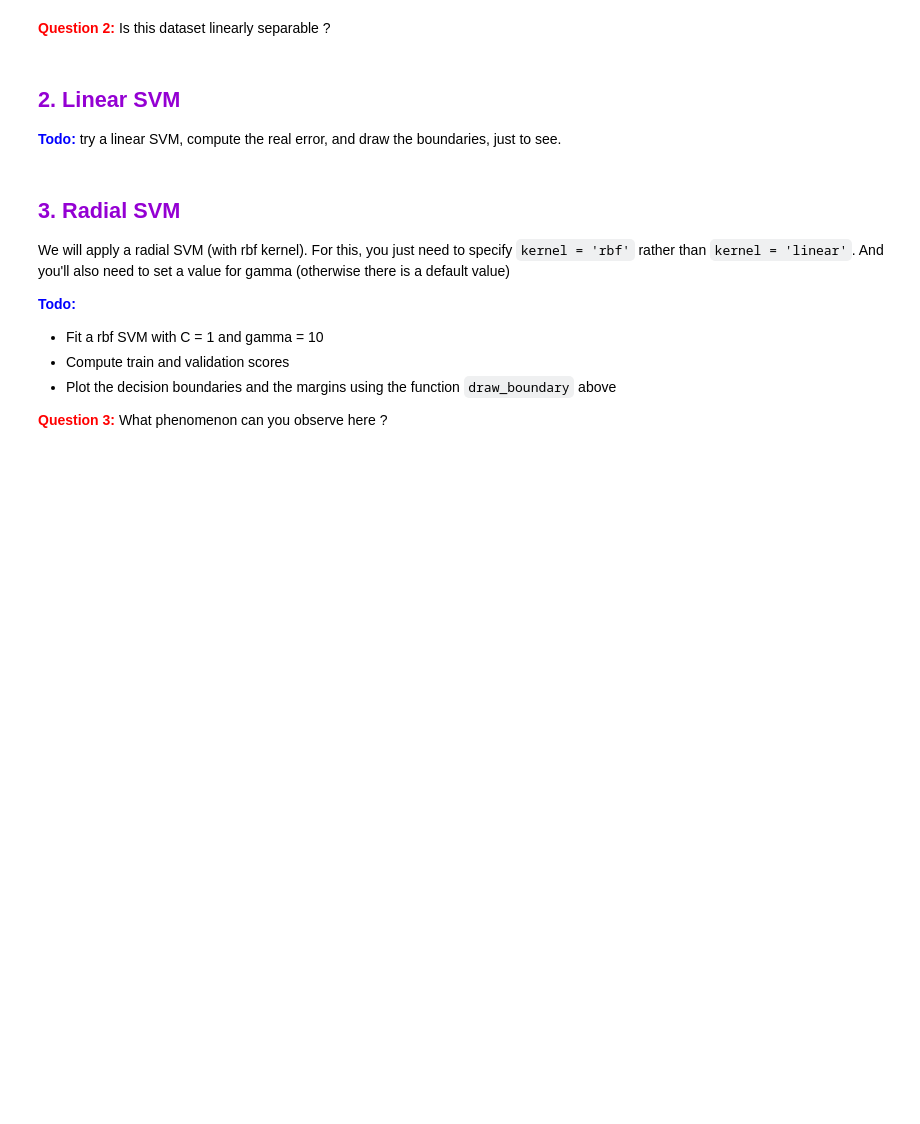
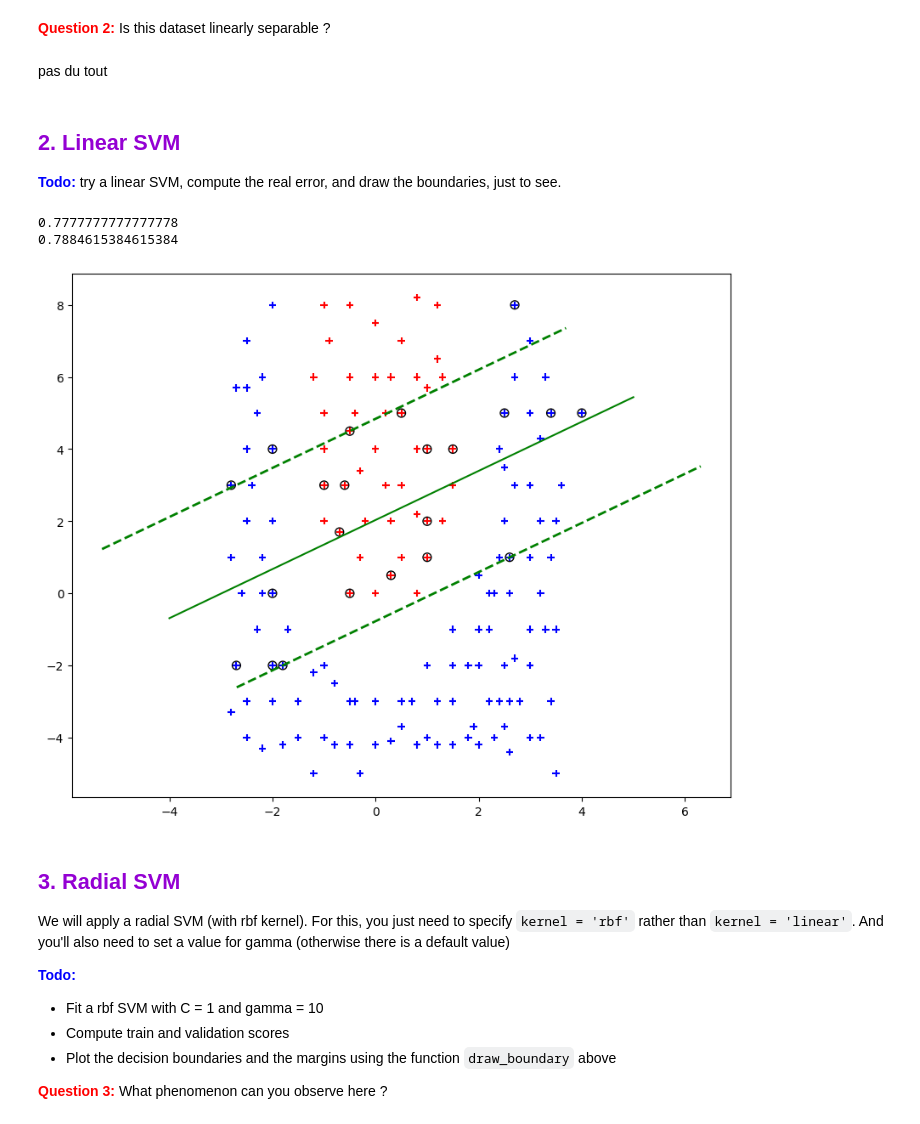
Before and after one commit to AquaBxSchool/2024-2025-ESIR-AA, a Jupyter notebook: TP Introduction/TP2_SVM_student.ipynb, the cells around one changed output. Drawn from its saved outputs; the diff is of its cells as text; code cells hidden in the pictures; blank space fills up the shorter version.

```diff
--- a/TP Introduction/TP2_SVM_student.ipynb
+++ b/TP Introduction/TP2_SVM_student.ipynb
@@ -438,8 +659,13 @@ legend.get_frame().set_edgecolor('b')
 [figure]
 # %% [markdown]
 <font color="red">**Question 2:**</font> Is this dataset linearly separable ?
+# %% [markdown]
+pas du tout
 # %%
 # TODO - Split this dataset into training/validation/test
+
+datatrain,datatest = train_test_split(dataset,train_size=0.3,random_state=1)
+datavalid,datatest = train_test_split(datatest,train_size=0.5,random_state=1)
 # %% [markdown]
 ## <font color="#9400D3">2. Linear SVM</font>
 
@@ -449,5 +673,19 @@ legend.get_frame().set_edgecolor('b')
+# %%
+# TODO - linear SVM
+
+model_svm = svm.SVC(C = 1, kernel = 'linear')
+model_svm.fit(datatrain.iloc[:,0:2], datatrain.y)
+print( model_svm.score(datatrain.iloc[:,0:2], datatrain.y) )
+print( model_svm.score(datavalid.iloc[:,0:2], datavalid.y) )
+# %% [output]
+0.7777777777777778
+0.7884615384615384
 # %%
 # TODO - draw the boundaries
+
+svm_draw(model_svm, -4, 5, dataset)
+# %% [output]
+[figure, added]
 # %% [markdown]
 ## <font color="#9400D3">3. Radial SVM</font>
 
```
Also changed, not shown: parts of 54 cells of this notebook.
